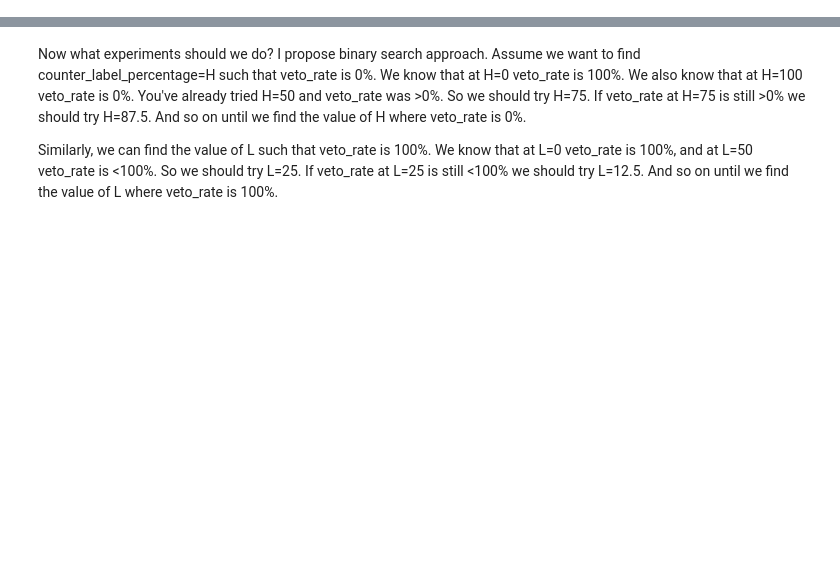
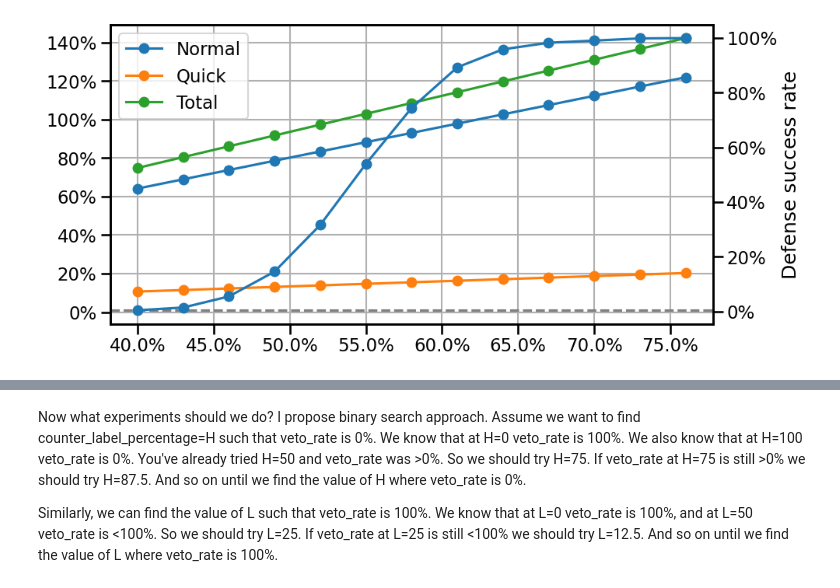
Before and after one commit to collectif-dao/dg-research, a Jupyter notebook: experiments/notebooks/clean_notebook_actors_labelling.ipynb, the cells around one changed output, grey strips where cells are left out. Drawn from its saved outputs; the diff is of its cells as text; code cells hidden in the pictures; blank space fills up the shorter version.

```diff
--- a/experiments/notebooks/clean_notebook_actors_labelling.ipynb
+++ b/experiments/notebooks/clean_notebook_actors_labelling.ipynb
@@ -46,0 +81,6 @@ Veto statistics by seal parameters:
+# %%
+timestep_data_df_full_with_params = timestep_data_df_full.merge(start_data_df_full[['run_id', 'determining_factor']], on='run_id')
+timestep_data_df_first_timestep = timestep_data_df_full_with_params[timestep_data_df_full_with_params['timestep'] == 1]
+timestep_data_df_first_timestep['normal_share']  = timestep_data_df_first_timestep.balance_Normal / timestep_data_df_first_timestep.actors_total_balance
+timestep_data_df_first_timestep['quick_share'] = timestep_data_df_first_timestep.balance_Quick / timestep_data_df_first_timestep.actors_total_balance
+timestep_data_df_first_timestep['normal_defending_share'] = timestep_data_df_first_timestep.normal_share * timestep_data_df_first_timestep.determining_factor / 100
@@ -46,0 +103,25 @@ Veto statistics by seal parameters:
+# %%
+import seaborn as sns
+import numpy as np
+mean_normal_share = timestep_data_df_first_timestep.normal_share.mean()
+mean_quick_share = timestep_data_df_first_timestep.quick_share.mean()
+determining_factor = np.array(sorted(timestep_data_df_first_timestep.determining_factor.unique()))
+plt.figure(figsize=(10, 5))
+plt.plot(determining_factor, mean_normal_share * determining_factor / 100 / 0.01, marker='o', label='Normal')
+plt.plot(determining_factor, mean_quick_share * determining_factor / 100 / 0.01, marker='o', label='Quick')
+plt.plot(determining_factor, (mean_quick_share + mean_normal_share) * determining_factor / 100 / 0.01, marker='o', label='Total')
+plt.legend()
+plt.gca().set_xticks(np.arange(min(determining_factor), max(determining_factor), 5))
+plt.gca().yaxis.set_major_formatter(plt.matplotlib.ticker.PercentFormatter(1))
+plt.gca().xaxis.set_major_formatter(plt.matplotlib.ticker.PercentFormatter(100))
+xlim = plt.gca().get_xlim()
+plt.plot(xlim, [0.01, 0.01], linestyle='--', color='gray')
+plt.gca().set_xlim(xlim)
+plt.grid()
+
+ax2 = plt.gca().twinx()
+ax2.plot(veto_stats.reset_index()['determining_factor'], veto_stats.reset_index()['veto_rate'], marker='o')
+ax2.set_ylabel('Defense success rate')
+ax2.yaxis.set_major_formatter(plt.matplotlib.ticker.PercentFormatter(100))
+# %% [output]
+[figure, added]
```
Also changed, not shown: parts of 12 cells of this notebook, 7 other files.
